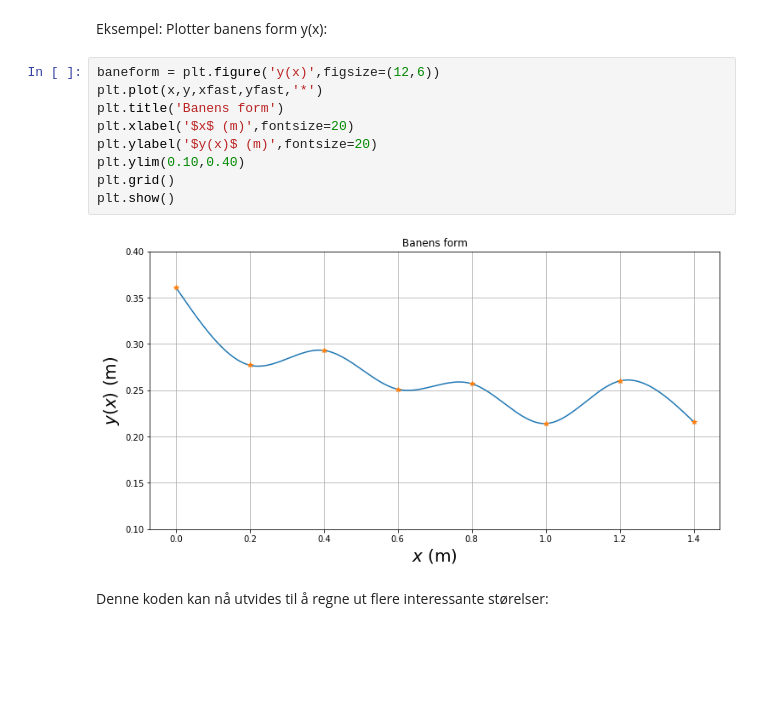
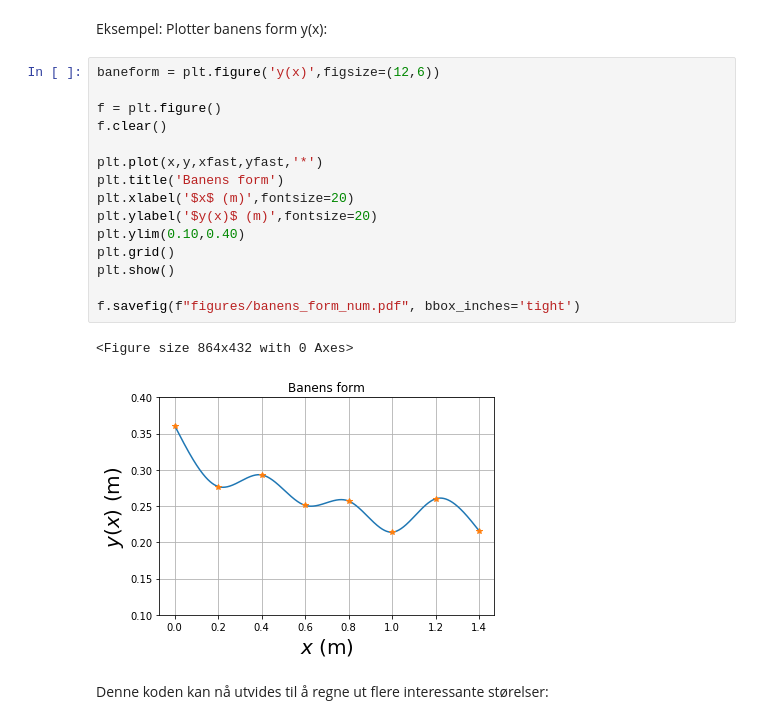
Before and after one commit to nerok/TFY4125-305-1, a Jupyter notebook: numerisk_analyse.ipynb, the cells around one changed output. Drawn from its saved outputs; the diff is of its cells as text; blank space fills up the shorter version.

Commit message:
Added pdf exporting of banens_form_num

```diff
--- a/numerisk_analyse.ipynb
+++ b/numerisk_analyse.ipynb
@@ -64,15 +64,22 @@ d2y = cs(x,2)   #d2y=tabell med 1401 verdier for y''(x)
 Eksempel: Plotter banens form y(x):
 # %%
 baneform = plt.figure('y(x)',figsize=(12,6))
+
+f = plt.figure()
+f.clear()
+
 plt.plot(x,y,xfast,yfast,'*')
 plt.title('Banens form')
 plt.xlabel('$x$ (m)',fontsize=20)
 plt.ylabel('$y(x)$ (m)',fontsize=20)
 plt.ylim(0.10,0.40)
 plt.grid()
 plt.show()
+
+f.savefig(f"figures/banens_form_num.pdf", bbox_inches='tight')
 # %% [output]
+<Figure size 864x432 with 0 Axes>
-[figure, old version]
+[figure, new version]
 # %% [markdown]
 Denne koden kan nå utvides til å regne ut flere interessante størelser:
 # %%
```
